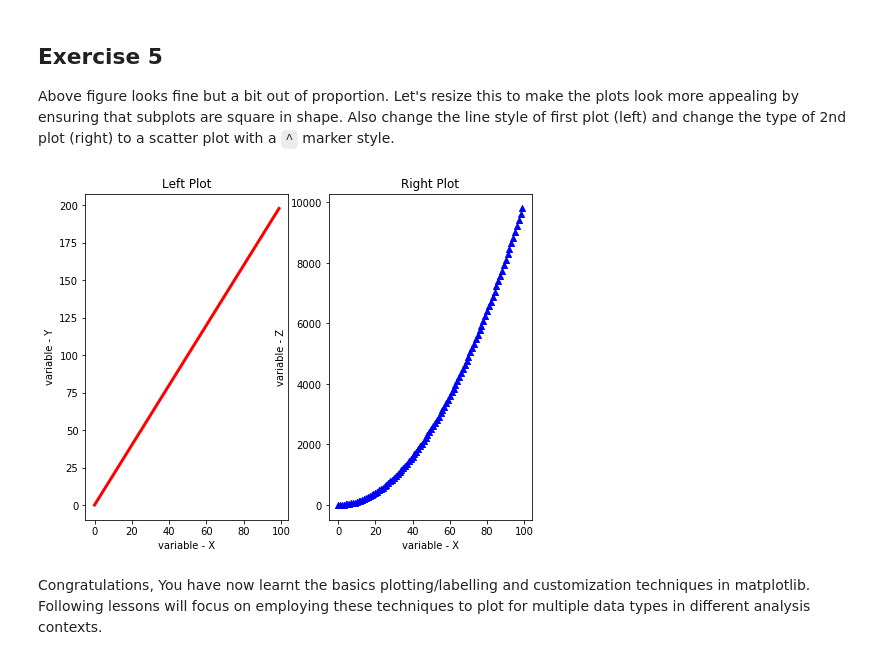
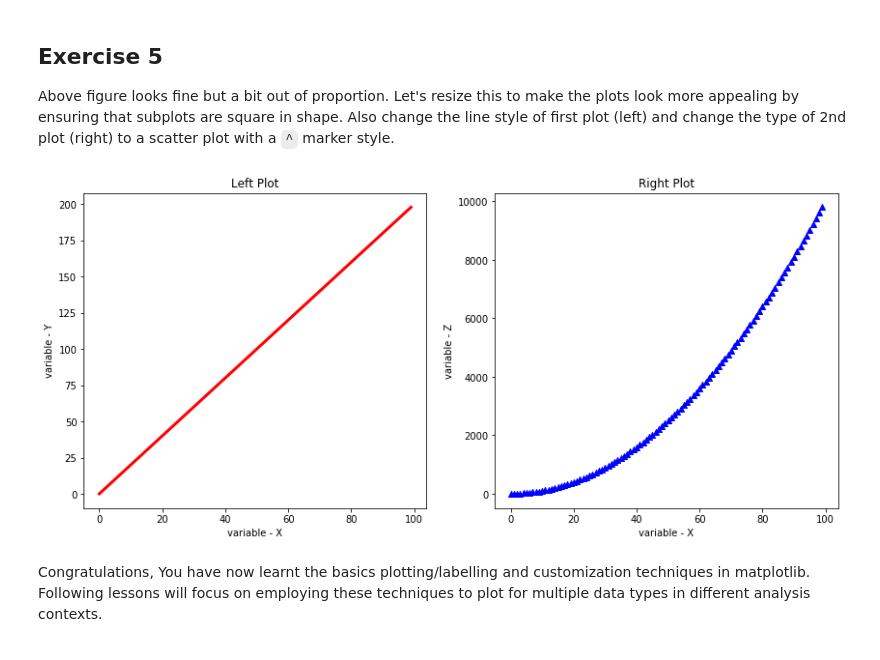
Before and after one commit to steeznation16/dsc-1-03-13-customizing-visualizations-with-matplotlib-lab-online-ds-ft-100118, a Jupyter notebook: index.ipynb, the cells around one changed output. Cells and saved outputs as stored; diff of their text form; code cells hidden in the pictures.

```diff
--- a/index.ipynb
+++ b/index.ipynb
@@ -169,25 +169,25 @@ plt.show()
 
 Above figure looks fine but a bit out of proportion. Let's resize this to make the plots look more appealing by ensuring that subplots are square in shape. Also change the line style of first plot (left) and change the type of 2nd plot (right) to a scatter plot with a `^` marker style.
 # %%
-new_fig = plt.figure(figsize = (8,6))
+new_fig = plt.figure(figsize = (14,6))
 
 ax1 = new_fig.add_subplot(121)
 ax2 = new_fig.add_subplot(122)
 
 ax1.plot(x,y, color = 'red', lw = 3, ls = '-')
 ax2.scatter(x,z, color = 'blue', marker = '^')
 
 ax1.set_xlabel('variable - X')
 ax1.set_ylabel('variable - Y')
 ax1.set_title('Left Plot')
 
 ax2.set_xlabel('variable - X')
 ax2.set_ylabel('variable - Z')
 ax2.set_title('Right Plot')
 
 plt.show()
 # %% [output]
-[figure, old version]
+[figure, new version]
 # %% [markdown]
 Congratulations, You have now learnt the basics plotting/labelling and customization techniques in matplotlib. Following lessons will focus on employing these techniques to plot for multiple data types in different analysis contexts.
 # %% [markdown]
```
